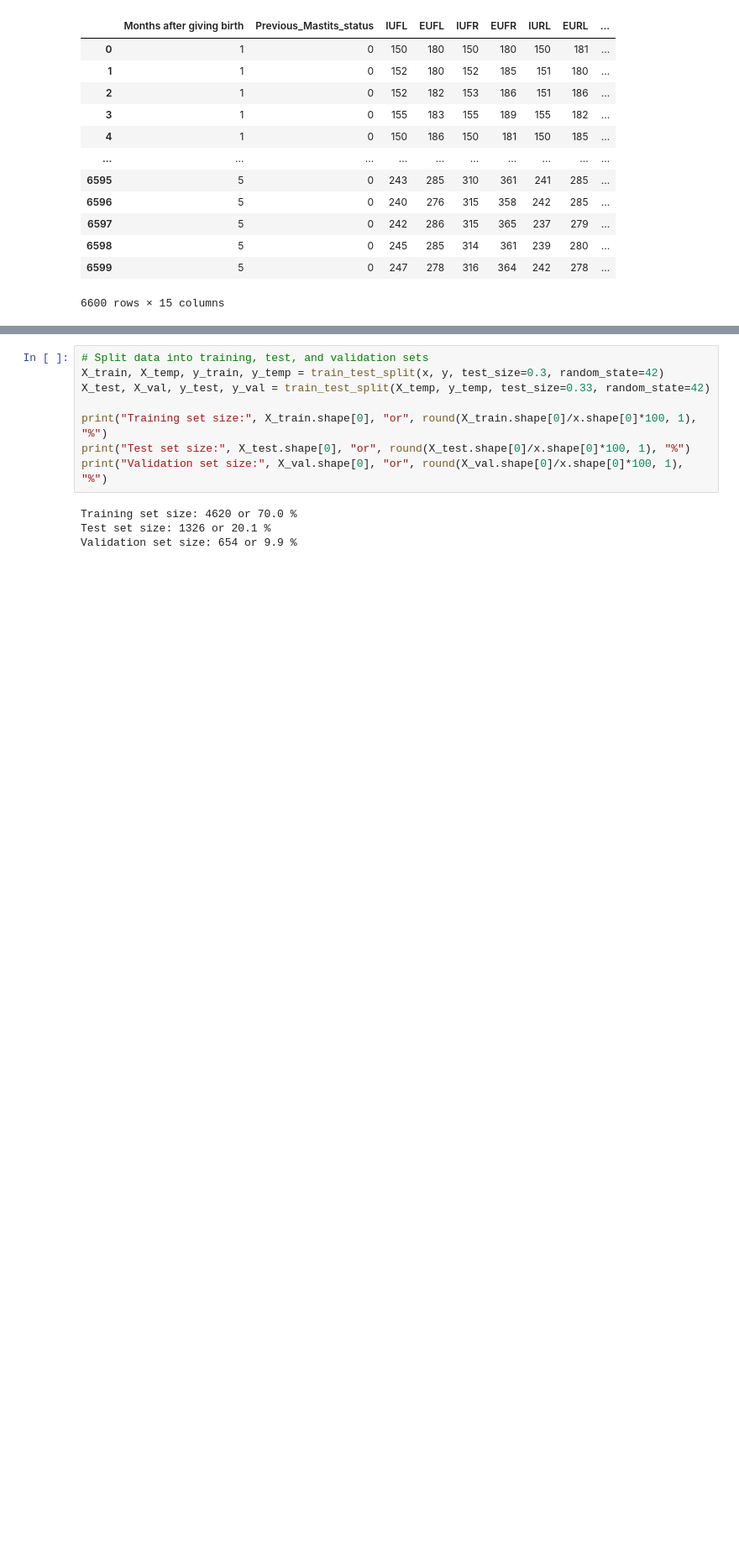
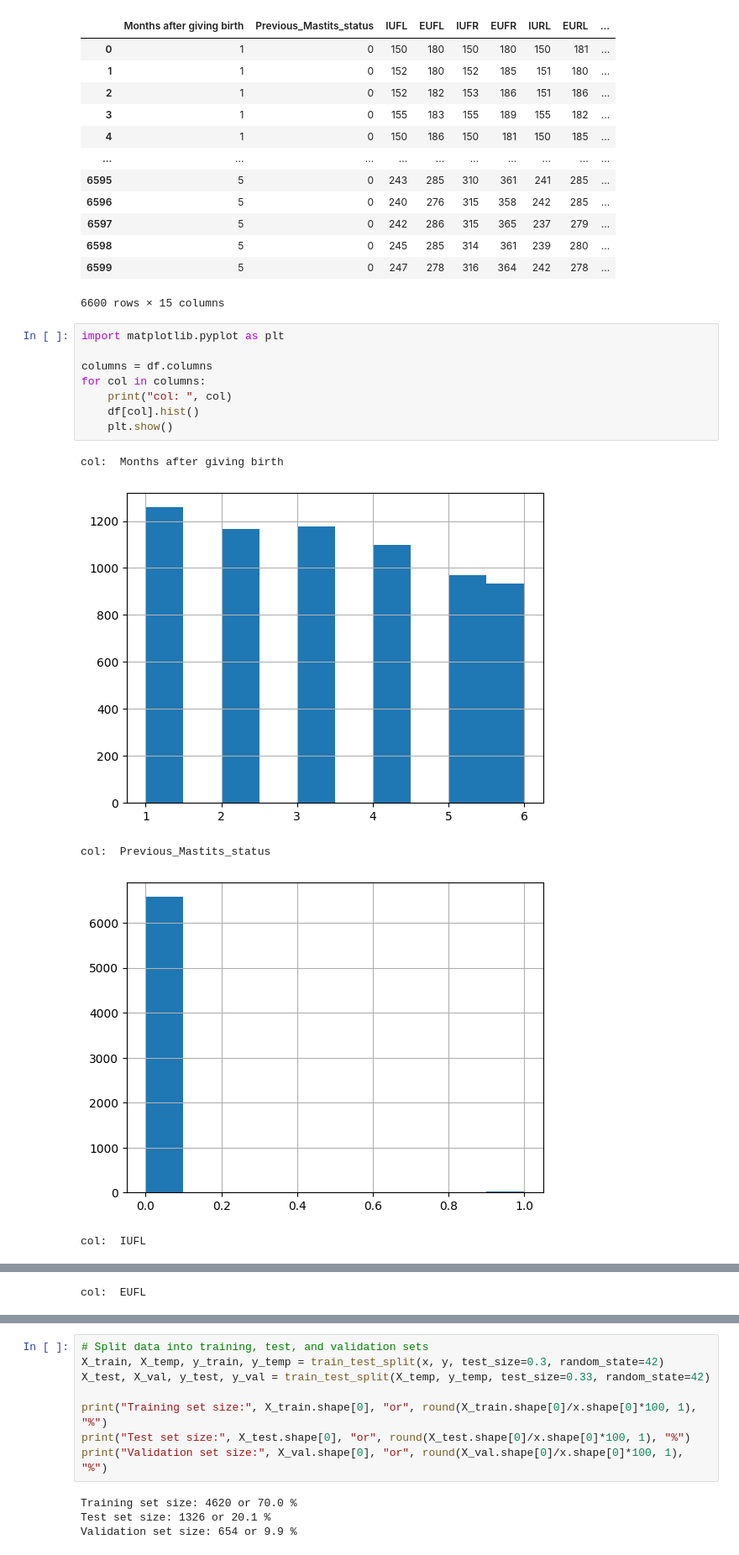
Before and after one commit to kshaheen25/thesis-xai-repo, a Jupyter notebook: lstm-3d-shap.ipynb, the cells around one changed output, grey strips where cells are left out. Shown at 84% size. Drawn from its saved outputs; the diff is of its cells as text; blank space fills up the shorter version.

```diff
--- a/lstm-3d-shap.ipynb
+++ b/lstm-3d-shap.ipynb
@@ -100,3 +100,17 @@ memory usage: 773.6 KB
 | 6598 | 5 | 0 | 245 | 285 | 314 | 361 | 239 | 280 | ... |
 | 6599 | 5 | 0 | 247 | 278 | 316 | 364 | 242 | 278 | ... |
 6600 rows × 15 columns
+# %%
+import matplotlib.pyplot as plt
+
+columns = df.columns
+for col in columns:
+    print("col: ", col)
+    df[col].hist()
+    plt.show()
+# %% [output]
+col:  Months after giving birth
+[figure, added]
+col:  Previous_Mastits_status
+[figure, added]
+col:  IUFL
@@ -102,0 +118 @@ memory usage: 773.6 KB
+col:  EUFL
```
Also changed, not shown: parts of 31 cells of this notebook.
